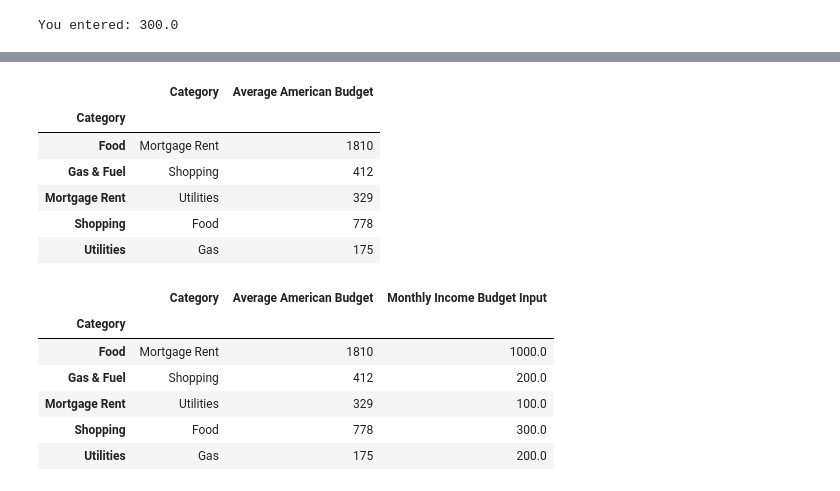
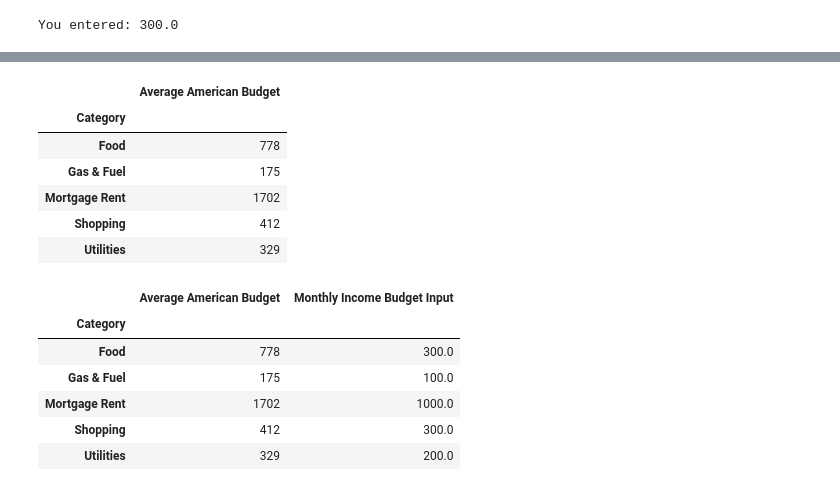
Before and after one commit to AnvithaChaluvadi/Personal-Finance-Management-Tool_Project1, a Jupyter notebook: finance_tool.ipynb, the cells around one changed output, grey strips where cells are left out. Drawn from its saved outputs; the diff is of its cells as text; code cells hidden in the pictures.

```diff
--- a/finance_tool.ipynb
+++ b/finance_tool.ipynb
@@ -546,31 +551,29 @@ Gas Difference: $-25.00
 # %%
 df3 = df3.drop(columns=['Amount'])
-column_data = [1810, 412, 329, 778, 175]
-category_names = ['Mortgage Rent', 'Shopping', 'Utilities', 'Food', 'Gas']
-df3['Category'] = category_names
+column_data = [778, 175, 1702, 412, 329]
 df3['Average American Budget'] = column_data
 df3
 # %% [output]
-|  | Category | Average American Budget |
-| Category |  |  |
-| Food | Mortgage Rent | 1810 |
-| Gas & Fuel | Shopping | 412 |
-| Mortgage Rent | Utilities | 329 |
-| Shopping | Food | 778 |
-| Utilities | Gas | 175 |
+|  | Average American Budget |
+| Category |  |
+| Food | 778 |
+| Gas & Fuel | 175 |
+| Mortgage Rent | 1702 |
+| Shopping | 412 |
+| Utilities | 329 |
 # %%
-column2_data = mortgage_rent_budget,shopping_budget,utilities_budget,food_budget,gas_budget,
+column2_data = food_budget, gas_budget, mortgage_rent_budget,shopping_budget,utilities_budget
 df3.rename(columns={'monthly_income_budget': 'Monthly Income Budget Input'}, inplace=True)
 df3['Monthly Income Budget Input'] = column2_data
 df3
 # %% [output]
-|  | Category | Average American Budget | Monthly Income Budget Input |
-| Category |  |  |  |
-| Food | Mortgage Rent | 1810 | 1000.0 |
-| Gas & Fuel | Shopping | 412 | 200.0 |
-| Mortgage Rent | Utilities | 329 | 100.0 |
-| Shopping | Food | 778 | 300.0 |
-| Utilities | Gas | 175 | 200.0 |
+|  | Average American Budget | Monthly Income Budget Input |
+| Category |  |  |
+| Food | 778 | 300.0 |
+| Gas & Fuel | 175 | 100.0 |
+| Mortgage Rent | 1702 | 1000.0 |
+| Shopping | 412 | 300.0 |
+| Utilities | 329 | 200.0 |
 # %%
 # Plot comparing monthly budget and the american budget values.
 # Inclued labels for the x- and y-axes, and a title.
```
Also changed, not shown: parts of 26 cells of this notebook, 3 other files.
